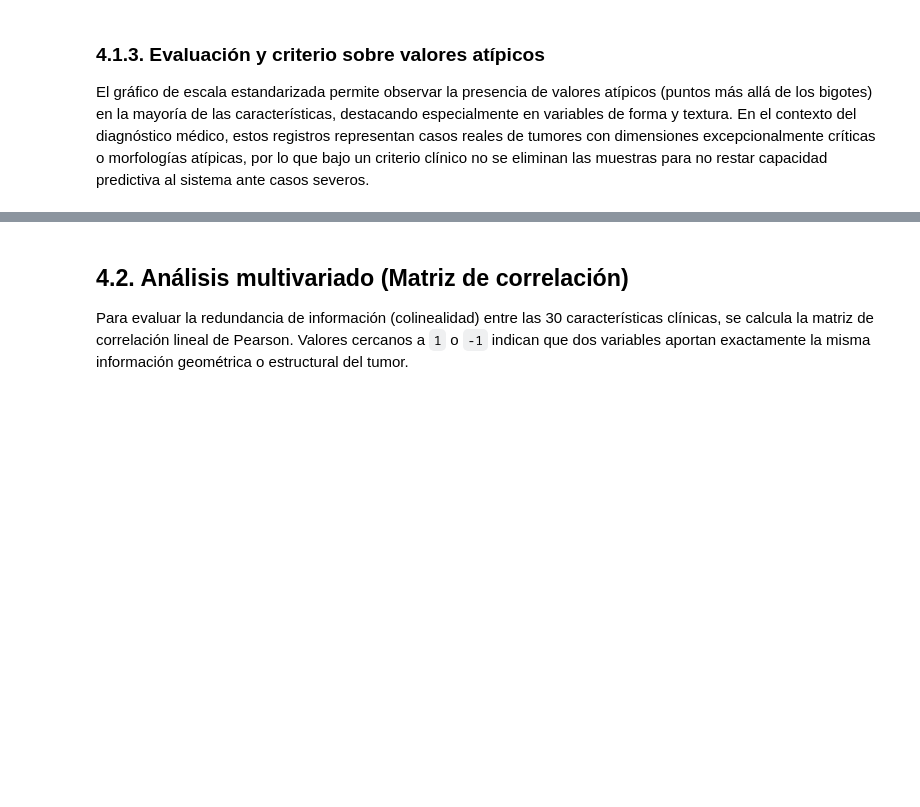
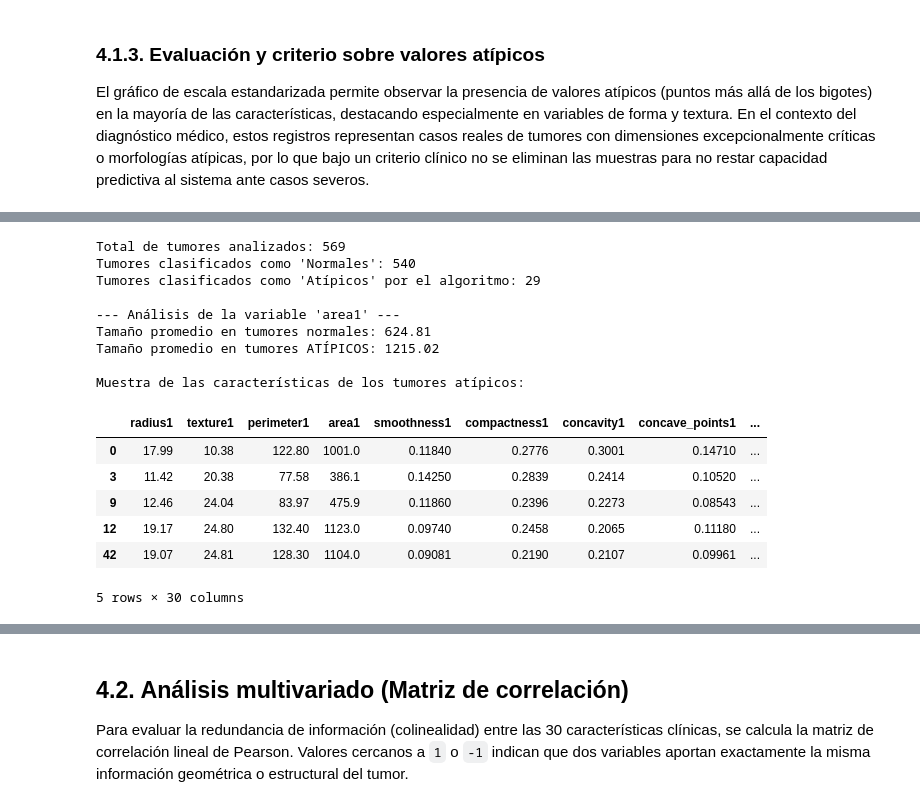
Before and after one commit to leonaidasup/Modelo2-final, a Jupyter notebook: Modelos2_Parte1.ipynb, the cells around one changed output, grey strips where cells are left out. Saved outputs shown, nothing was run; the diff lists cells and outputs as text; code cells hidden in the pictures; blank space fills up the shorter version.

Commit message:
implementar auditoría de Isolation Forest y pipeline de PCA

```diff
--- a/Modelos2_Parte1.ipynb
+++ b/Modelos2_Parte1.ipynb
@@ -177,0 +181,49 @@ El gráfico de escala estandarizada permite observar la presencia de valores at
+# %%
+from sklearn.ensemble import IsolationForest
+
+# 1. Inicializar el Isolation Forest
+# Le pedimos que nos busque aproximadamente el 5% de los datos más extremos
+iso_forest = IsolationForest(contamination=0.05, random_state=30)
+
+# 2. Entrenar y predecir sobre TODAS las variables
+# Nota: Isolation Forest no requiere estandarización estricta, usamos tus 30 variables originales (X)
+predicciones_atipicos = iso_forest.fit_predict(X)
+
+# 3. Filtrar los resultados (-1 significa Atípico, 1 significa Normal)
+mascara_atipicos = predicciones_atipicos == -1
+
+tumores_atipicos = X[mascara_atipicos]
+tumores_normales = X[~mascara_atipicos]
+
+print(f"Total de tumores analizados: {len(X)}")
+print(f"Tumores clasificados como 'Normales': {len(tumores_normales)}")
+print(f"Tumores clasificados como 'Atípicos' por el algoritmo: {len(tumores_atipicos)}\n")
+
+# 4. Análisis Clínico: ¿Por qué el algoritmo los considera atípicos?
+# Vamos a comparar una variable de tamaño (por ejemplo, el área promedio)
+columna_analisis = 'area1' if 'area1' in X.columns else X.columns[3]
+
+print(f"--- Análisis de la variable '{columna_analisis}' ---")
+print(f"Tamaño promedio en tumores normales: {tumores_normales[columna_analisis].mean():.2f}")
+print(f"Tamaño promedio en tumores ATÍPICOS: {tumores_atipicos[columna_analisis].mean():.2f}\n")
+
+# Mostrar una muestra de los pacientes "Atípicos"
+print("Muestra de las características de los tumores atípicos:")
+display(tumores_atipicos.head(5))
+# %% [output]
+Total de tumores analizados: 569
+Tumores clasificados como 'Normales': 540
+Tumores clasificados como 'Atípicos' por el algoritmo: 29
+
+--- Análisis de la variable 'area1' ---
+Tamaño promedio en tumores normales: 624.81
+Tamaño promedio en tumores ATÍPICOS: 1215.02
+
+Muestra de las características de los tumores atípicos:
+|  | radius1 | texture1 | perimeter1 | area1 | smoothness1 | compactness1 | concavity1 | concave_points1 | ... |
+| 0 | 17.99 | 10.38 | 122.80 | 1001.0 | 0.11840 | 0.2776 | 0.3001 | 0.14710 | ... |
+| 3 | 11.42 | 20.38 | 77.58 | 386.1 | 0.14250 | 0.2839 | 0.2414 | 0.10520 | ... |
+| 9 | 12.46 | 24.04 | 83.97 | 475.9 | 0.11860 | 0.2396 | 0.2273 | 0.08543 | ... |
+| 12 | 19.17 | 24.80 | 132.40 | 1123.0 | 0.09740 | 0.2458 | 0.2065 | 0.11180 | ... |
+| 42 | 19.07 | 24.81 | 128.30 | 1104.0 | 0.09081 | 0.2190 | 0.2107 | 0.09961 | ... |
+5 rows × 30 columns
```
Also changed, not shown: parts of 10 cells of this notebook.
